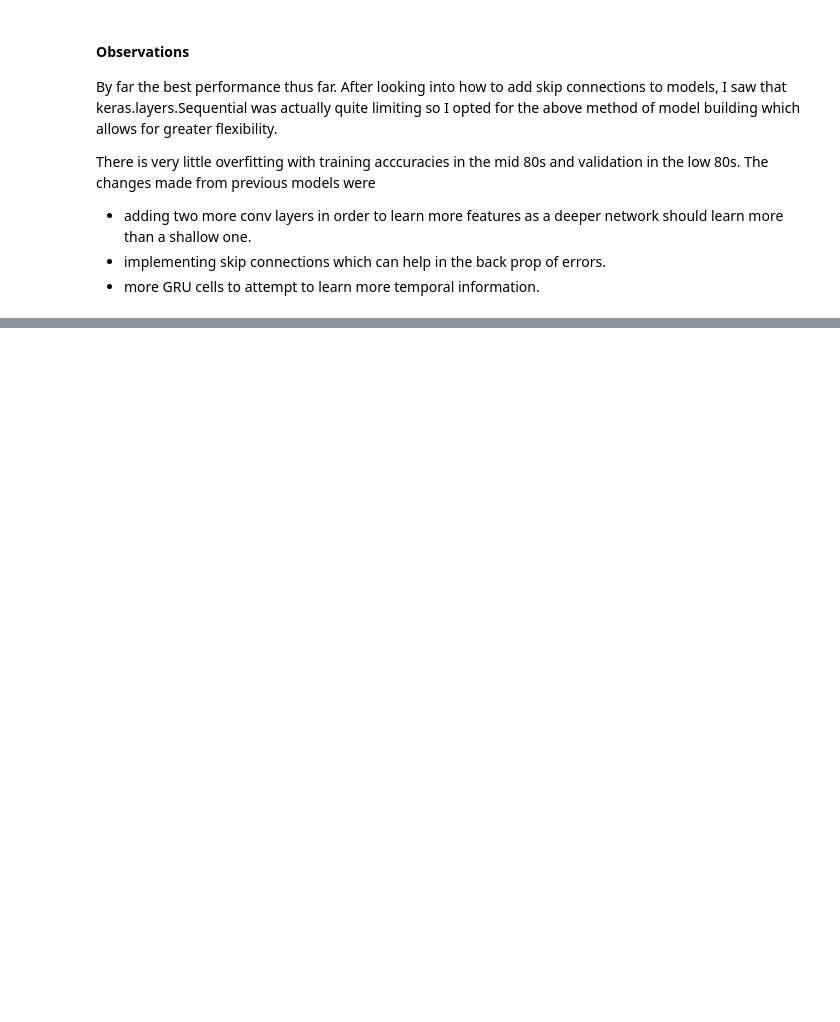
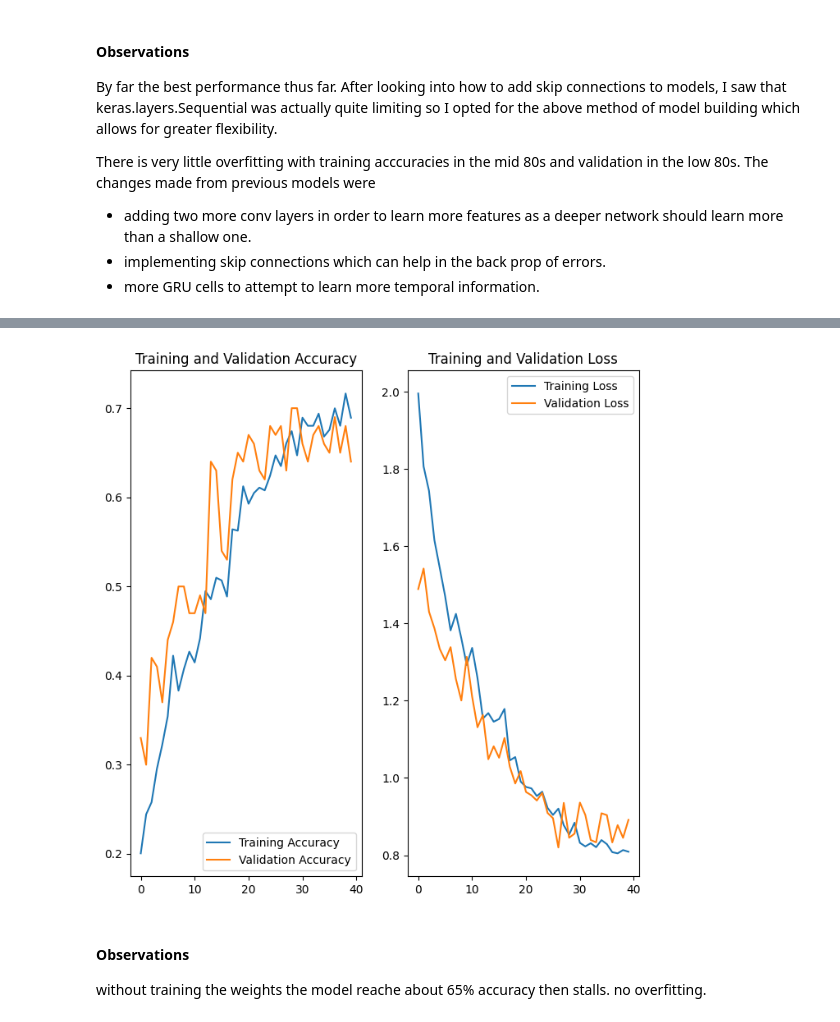
Before and after one commit to mickyals/Gesture_Recognition, a Jupyter notebook: Gesture_Recognition_Mickell_A.ipynb, the cells around one changed output, grey strips where cells are left out. Drawn from its saved outputs; the diff is of its cells as text; code cells hidden in the pictures; blank space fills up the shorter version.

```diff
--- a/Gesture_Recognition_Mickell_A.ipynb
+++ b/Gesture_Recognition_Mickell_A.ipynb
@@ -2052,4 +2014,4 @@ SyntaxError: invalid syntax (2470976064.py, line 5)
 # %%
 optimiser = optimizers.Adam()
-gru_cnn_2.compile(optimizer=optimiser, loss='categorical_crossentropy', metrics=['categorical_accuracy'])
-print(gru_cnn_2.summary())
+model16.compile(optimizer=optimiser, loss='categorical_crossentropy', metrics=['categorical_accuracy'])
+print(model16.summary())
@@ -2056,8 +2036,12 @@ print(gru_cnn_2.summary())
 # %%
-train_generator = generator(train_path, train_doc, batch_size)
-val_generator = generator(val_path, val_doc, batch_size)
+img_h=120
+img_w = 120
+sequence_index=[i for i in range(0,30,2)]
+
+train_generator = generator(train_path, train_doc, batch_size, img_h, img_w, sequence_index)
+val_generator = generator(val_path, val_doc, batch_size, img_h, img_w, sequence_index)
 # %%
-model_name = 'gesture_model_gru_2_' + str(curr_dt_time).replace('-','')
+model_name = 'resnet50v2_untrainable_' + str(curr_dt_time).replace('-','')
 
 if not os.path.exists(model_name):
 
@@ -2068,8 +2052,8 @@ filepath = model_name +"/" + model_name + '.h5'
 checkpoint = ModelCheckpoint(filepath, monitor='val_loss', verbose=1, save_best_only=True, save_weights_only=False, mode='auto')
 
 LR = ReduceLROnPlateau(monitor = 'val_loss',
-                      factor=0.3,
-                      patience=2,
+                      factor=0.2,
+                      patience=3,
                       verbose=1)
 callbacks_list = [checkpoint, LR]
 # %%
@@ -2083,6 +2067,6 @@ if (num_val_sequences%batch_size) == 0:
 else:
     validation_steps = (num_val_sequences//batch_size) + 1
 # %%
-gru_model_2 = gru_cnn_2.fit(train_generator, steps_per_epoch=steps_per_epoch, epochs=num_epochs, verbose=1,
+model_16 = model16.fit(train_generator, steps_per_epoch=steps_per_epoch, epochs=num_epochs, verbose=1,
                     callbacks=callbacks_list, validation_data=val_generator,
                     validation_steps=validation_steps, class_weight=None, workers=1, initial_epoch=0)
@@ -2088,0 +2091,8 @@ gru_model_2 = gru_cnn_2.fit(train_generator, steps_per_epoch=steps_per_epoch, ep
+# %%
+plot_acc(model_16,num_epochs)
+# %% [output]
+[figure, added]
+# %% [markdown]
+#### **Observations**
+
+without training the weights the model reache about 65% accuracy then stalls. no overfitting.
```
Also changed, not shown: parts of 78 cells of this notebook, 3 other files.
